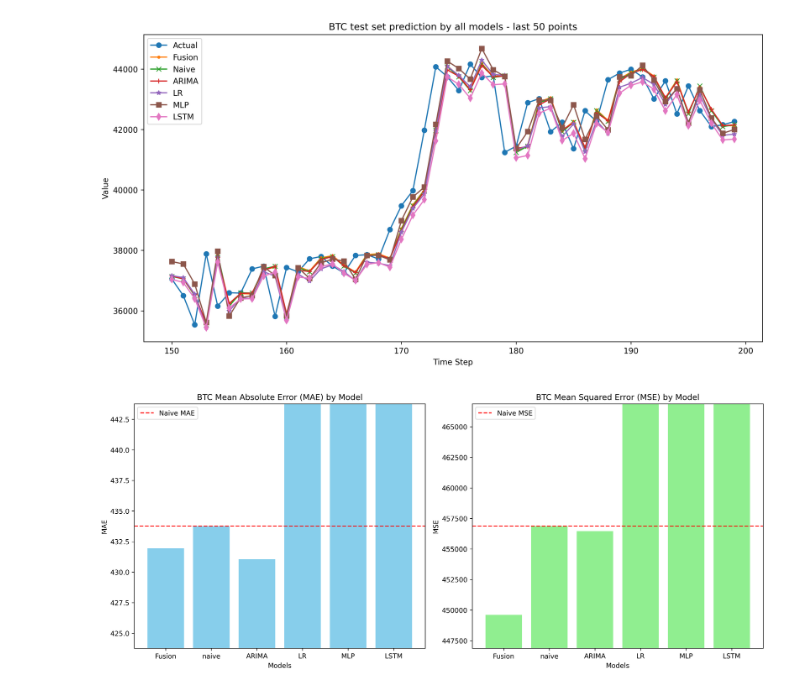
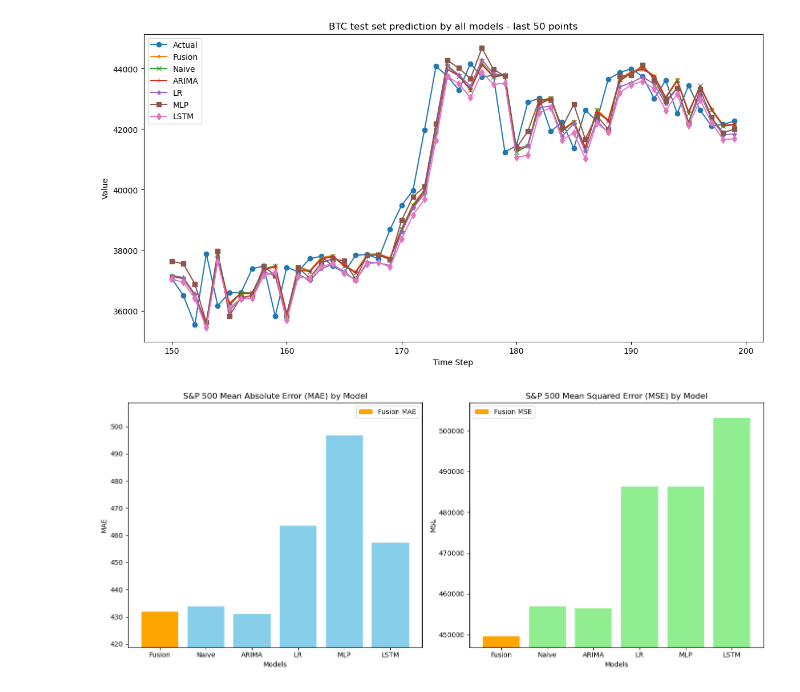
Before and after one commit to Zhang-Cheng-76200/Random-Walk-Prediction, a Jupyter notebook: Random_walk_prediction_BTC_PLOT.ipynb, the cells around one changed output. Drawn from its saved outputs; the diff is of its cells as text; code cells hidden in the pictures.

```diff
--- a/Random_walk_prediction_BTC_PLOT.ipynb
+++ b/Random_walk_prediction_BTC_PLOT.ipynb
@@ -9,7 +4,7 @@ Mounted at gdrive
 # %%
 # Define the paths to your CSV files
-predictions_file_path = '/content/gdrive/MyDrive/Random_walk_prediction/files/all_predictions_BTC.csv'
-performance_metrics_file_path = '/content/gdrive/MyDrive/Random_walk_prediction/files/performance_metrics_BTC.csv'
+predictions_file_path = 'C:\\Users\\DELL\\Research_projects\\Random_walk_prediction\\files\\all_predictions_BTC.csv'
+performance_metrics_file_path = 'C:\\Users\\DELL\\Research_projects\\Random_walk_prediction\\files\\performance_metrics_BTC.csv'
 # %%
 # Load the CSV files into DataFrames
 df_predictions = pd.read_csv(predictions_file_path)
@@ -65,36 +60,43 @@ plt.show()
 # %% [output]
 [figure]
 # %%
-# Calculate limits around the naive forecast for zooming
-naive_mae = df_performance['MAE'][df_performance['Models'] == 'naive'].values[0]
-mae_margin = 10  # Define a margin for the MAE plot
+# Define margins
+mae_margin = 15
+mse_margin = 10000
 
-naive_mse = df_performance['MSE'][df_performance['Models'] == 'naive'].values[0]
-mse_margin = 10000  # Define a margin for the MSE plot
+# Get naive MAE and MSE
+naive_mae = df_performance['MAE'][df_performance['Models'] == 'Naive'].values[0]
+naive_mse = df_performance['MSE'][df_performance['Models'] == 'Naive'].values[0]
+
+# Get fusion method MAE and MSE
+fusion_mae = df_performance['MAE'][df_performance['Models'] == 'Fusion'].values[0]
+fusion_mse = df_performance['MSE'][df_performance['Models'] == 'Fusion'].values[0]
 
 # Plotting
-fig, ax = plt.subplots(1, 2, figsize=(14, 6),dpi = 300)
+fig, ax = plt.subplots(1, 2, figsize=(14, 6))
 
 # Bar chart for MAE
 ax[0].bar(df_performance['Models'], df_performance['MAE'], color='skyblue')
-ax[0].axhline(y=naive_mae, color='r', linestyle='--', label='Naive MAE')
-ax[0].set_title('BTC Mean Absolute Error (MAE) by Model')
+# ax[0].axhline(y=naive_mae, color='r', linestyle='--', label='Naive MAE')
+ax[0].bar('Fusion', fusion_mae, color='orange', label='Fusion MAE')
+ax[0].set_title('S&P 500 Mean Absolute Error (MAE) by Model')
 ax[0].set_xlabel('Models')
 ax[0].set_ylabel('MAE')
-ax[0].set_ylim([naive_mae - mae_margin, naive_mae + mae_margin])  # Set y-limits around the naive MAE
+ax[0].set_ylim([naive_mae - 1 * mae_margin, naive_mae + 5 * mae_margin])  # Set y-limits around the naive MAE
 ax[0].legend()
 
 # Bar chart for MSE
 ax[1].bar(df_performance['Models'], df_performance['MSE'], color='lightgreen')
-ax[1].axhline(y=naive_mse, color='r', linestyle='--', label='Naive MSE')
-ax[1].set_title('BTC Mean Squared Error (MSE) by Model')
+# ax[1].axhline(y=naive_mse, color='r', linestyle='--', label='Naive MSE')
+ax[1].bar('Fusion', fusion_mse, color='orange', label='Fusion MSE')
+ax[1].set_title('S&P 500 Mean Squared Error (MSE) by Model')
 ax[1].set_xlabel('Models')
 ax[1].set_ylabel('MSE')
-ax[1].set_ylim([naive_mse - mse_margin, naive_mse + mse_margin])  # Set y-limits around the naive MSE
+ax[1].set_ylim([naive_mse - 1 * mse_margin, naive_mse + 5 * mse_margin])  # Set y-limits around the naive MSE
 ax[1].legend()
 
 plt.tight_layout()
-plt.savefig("/content/gdrive/MyDrive/Random_walk_prediction/figures/ALL_MODELS_Comparison_BTC.tif")
+plt.savefig("C:\\Users\\DELL\\Research_projects\\Random_walk_prediction\\figures\\ALL_MODELS_Comparison_BTC.png", dpi = 300)
 plt.show()
 # %% [output]
-[figure, old version]
+[figure, new version]
```
Also changed, not shown: parts of 3 cells of this notebook.
